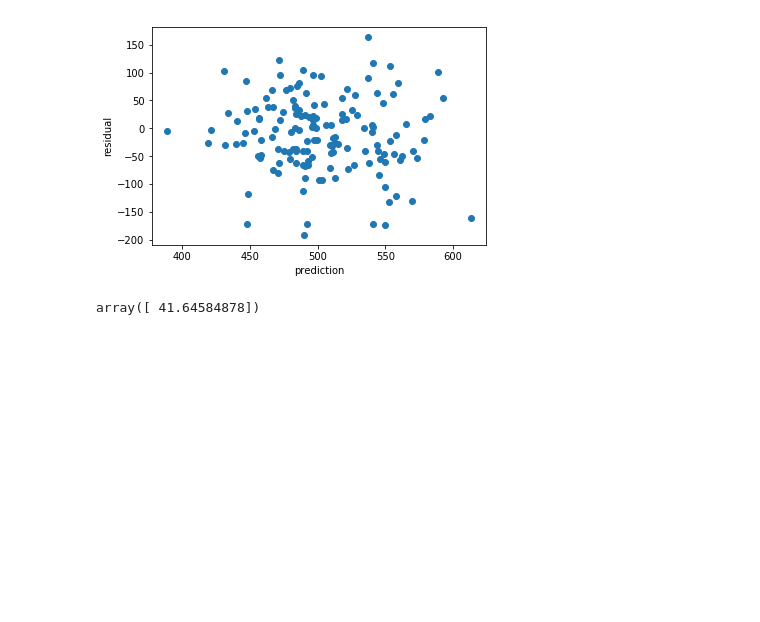
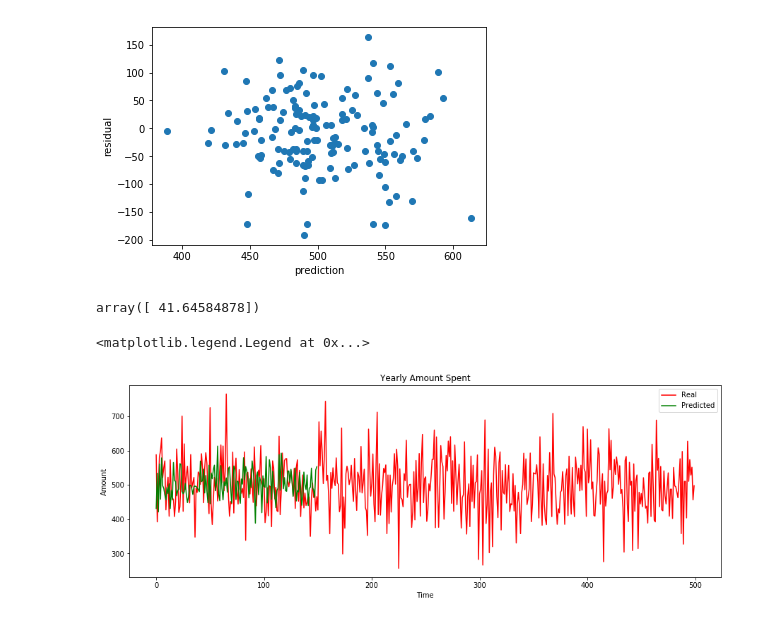
Before and after one commit to michaelzeng25/gradient-descent-on-app-and-yearly-spent, a Jupyter notebook: Gradient descent for simple linear regression.ipynb, the cells around one changed output. Drawn from its saved outputs; the diff is of its cells as text; code cells hidden in the pictures; blank space fills up the shorter version.

```diff
--- a/Gradient descent for simple linear regression.ipynb
+++ b/Gradient descent for simple linear regression.ipynb
@@ -149,3 +185,14 @@ lrm.coef_
 array([ 41.64584878])
 # %%
 # 1 unit increase in time spent on app will result in 41 yearly spent
+# %%
+plt.figure(figsize=(15,5))
+plt.plot(y,color='red', label='Real')
+plt.plot(pred_lrm,color='green',label='Predicted')
+plt.title('Yearly Amount Spent')
+plt.xlabel('Time')
+plt.ylabel('Amount')
+plt.legend()
+# %% [output]
+<matplotlib.legend.Legend at 0x...>
+[figure, added]
```
Also changed, not shown: parts of 8 cells of this notebook.
